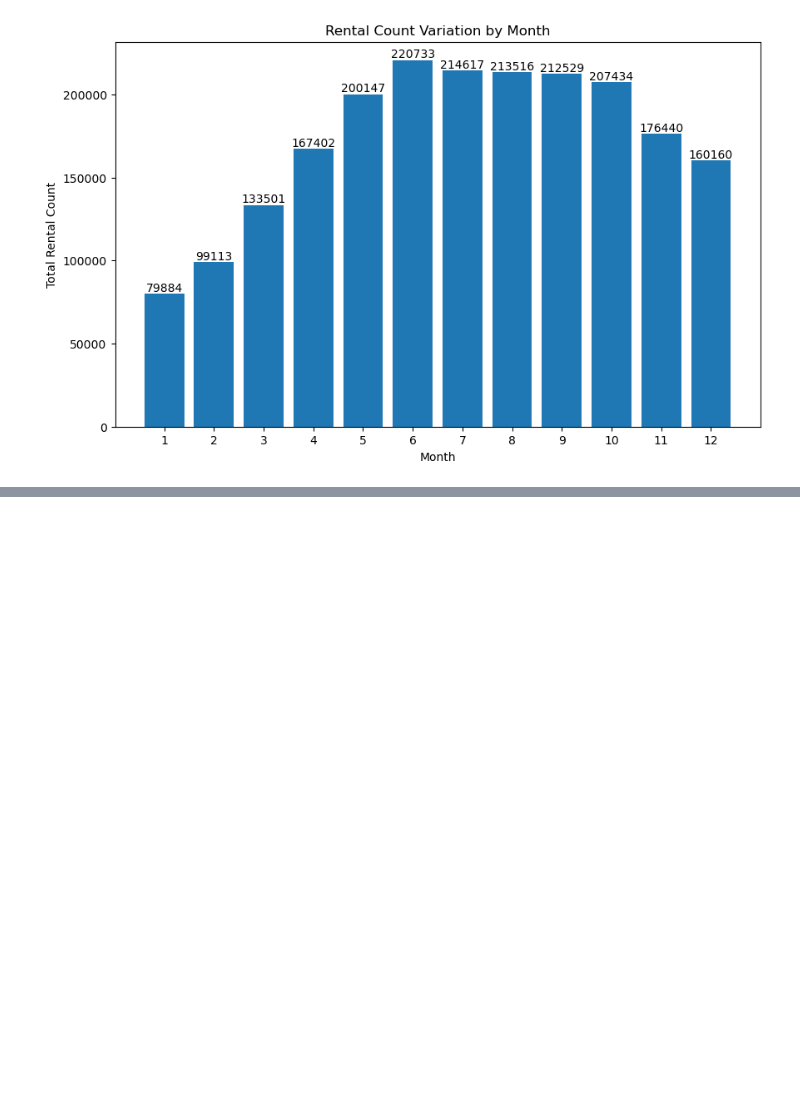
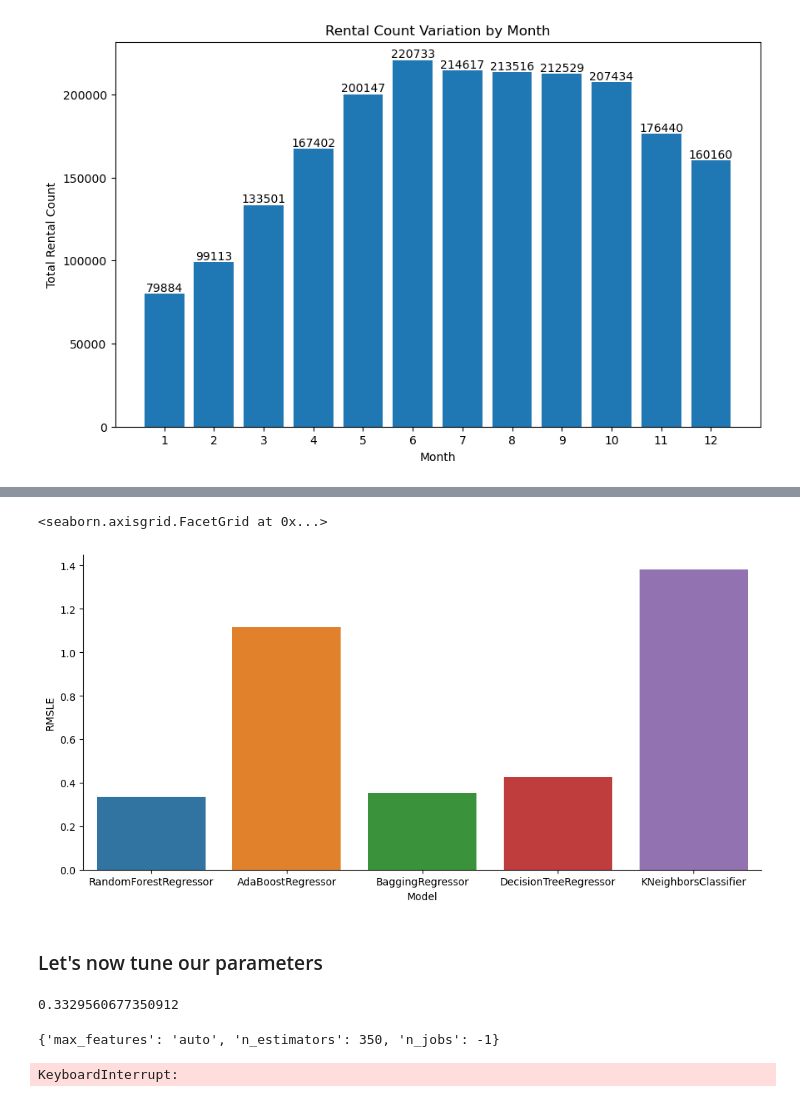
Before and after one commit to michal1701/WB-BikeSharingDemand-2023-MM-MB-PS, a Jupyter notebook: Bike_Sharing_Demand4.ipynb, the cells around one changed output, grey strips where cells are left out. Drawn from its saved outputs; the diff is of its cells as text; code cells hidden in the pictures; blank space fills up the shorter version.

```diff
--- a/Bike_Sharing_Demand4.ipynb
+++ b/Bike_Sharing_Demand4.ipynb
@@ -511,0 +412,12 @@ print(mean_squared_log_error(pred,y_test, squared=False))
+# %%
+models=[RandomForestRegressor(), AdaBoostRegressor(),BaggingRegressor(), DecisionTreeRegressor(), KNeighborsClassifier()]
+model_names=['RandomForestRegressor', 'AdaBoostRegressor','BaggingRegressor', 'DecisionTreeRegressor', 'KNeighborsClassifier']
+rmsle=[]
+out={}
+for model in range (len(models)):
+    clf=models[model]
+    clf.fit(x_train,y_train)
+    test_pred=clf.predict(x_test)
+    rmsle.append(mean_squared_log_error(test_pred,y_test, squared=False))
+out={'Model':model_names,'RMSLE':rmsle}
+out
@@ -511,0 +435,3 @@ print(mean_squared_log_error(pred,y_test, squared=False))
+# %%
+rmsle_frame=pd.DataFrame(out)
+rmsle_frame
@@ -511,0 +445,7 @@ print(mean_squared_log_error(pred,y_test, squared=False))
+# %%
+sn.factorplot(x='Model',y='RMSLE',data=rmsle_frame,kind='bar',size=5,aspect=2)
+# %% [output]
+<seaborn.axisgrid.FacetGrid at 0x...>
+[figure, added]
+# %% [markdown]
+### Let's now tune our parameters
@@ -511,0 +454,28 @@ print(mean_squared_log_error(pred,y_test, squared=False))
+# %%
+# Random forest
+
+params_dict={'n_estimators':[300,350,400,450,500],'n_jobs':[-1],'max_features':["auto",'sqrt','log2']}
+clf_rf=GridSearchCV(estimator=RandomForestRegressor(),param_grid=params_dict,scoring='neg_mean_squared_log_error')
+clf_rf.fit(x_train,y_train)
+pred=clf_rf.predict(x_test)
+print(mean_squared_log_error(pred,y_test, squared=False))
+# %% [output]
+0.3329560677350912
+# %%
+clf_rf.best_params_
+# %% [output]
+{'max_features': 'auto', 'n_estimators': 350, 'n_jobs': -1}
+# %%
+# bagging
+params_dict = {
+    'n_estimators': [300,350,400,450,500],
+    'max_features': [0.90, 0.92, 0.95, 1.0],
+    'bootstrap': [True, False],
+    'bootstrap_features': [True, False],
+}
+clf = GridSearchCV(estimator=BaggingRegressor(), param_grid = params_dict, scoring='neg_mean_squared_log_error')
+clf.fit(x_train, y_train)
+pred=clf_rf.predict(x_test)
+print(mean_squared_log_error(pred,y_test, squared=False))
+# %% [output]
+KeyboardInterrupt:
```
Also changed, not shown: parts of 45 cells of this notebook.
